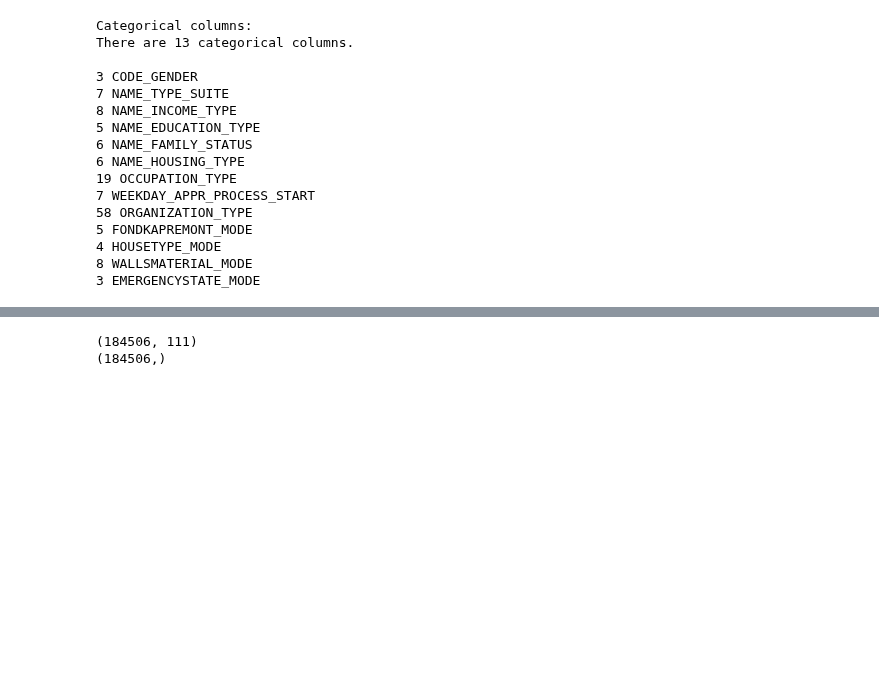
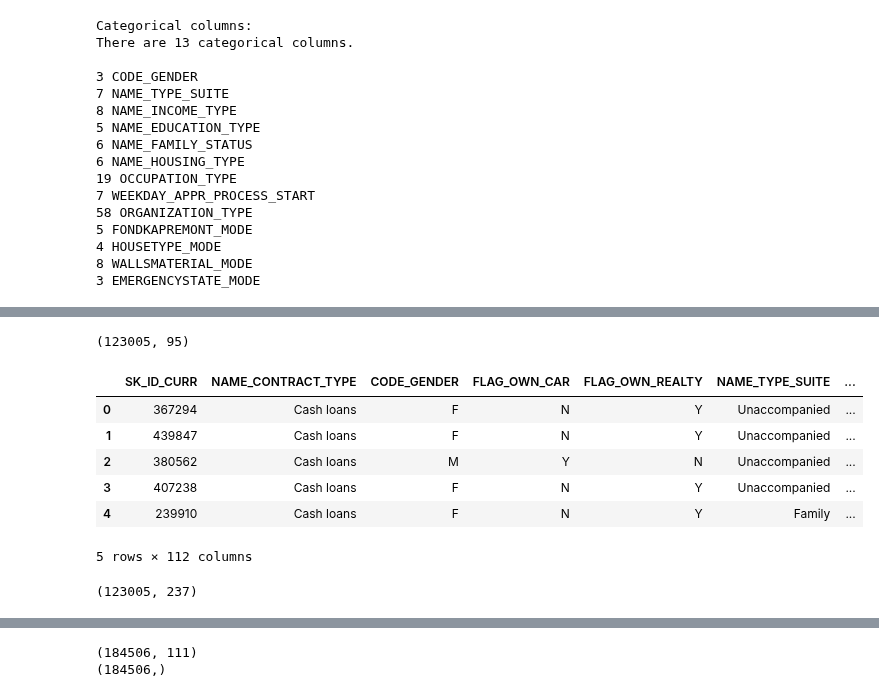
Before and after one commit to DhruvAwasthi/AI511_HOMELOAN_2022, a Jupyter notebook: notebooks/2022_10_25_iter_4_exploratory_data_analysis.ipynb, the cells around one changed output, grey strips where cells are left out. Saved outputs shown, nothing was run; the diff lists cells and outputs as text; code cells hidden in the pictures; blank space fills up the shorter version.

```diff
--- a/notebooks/2022_10_25_iter_4_exploratory_data_analysis.ipynb
+++ b/notebooks/2022_10_25_iter_4_exploratory_data_analysis.ipynb
@@ -471,0 +598,6 @@ There are 13 categorical columns.
+# %%
+numerical_columns = list(test.select_dtypes(exclude=["object"]).columns)
+categorical_columns = list(test.select_dtypes(include=["object"]).columns)
+# %%
+numerical_columns = numerical_columns[1:]
+numerical_columns
@@ -471,0 +622,20 @@ There are 13 categorical columns.
+# %%
+id_column = test[["SK_ID_CURR"]]
+to_scale = test[numerical_columns]
+# %%
+to_scale.shape
+# %% [output]
+(123005, 95)
+# %%
+scaled = scaler.transform(to_scale)
+scaled_df = pd.DataFrame(scaled, columns=to_scale.columns)
+test_df = pd.concat([id_column, test[categorical_columns], scaled_df], axis=1)
+test_df.head()
+# %% [output]
+|  | SK_ID_CURR | NAME_CONTRACT_TYPE | CODE_GENDER | FLAG_OWN_CAR | FLAG_OWN_REALTY | NAME_TYPE_SUITE | ... |
+| 0 | 367294 | Cash loans | F | N | Y | Unaccompanied | ... |
+| 1 | 439847 | Cash loans | F | N | Y | Unaccompanied | ... |
+| 2 | 380562 | Cash loans | M | Y | N | Unaccompanied | ... |
+| 3 | 407238 | Cash loans | F | N | Y | Unaccompanied | ... |
+| 4 | 239910 | Cash loans | F | N | Y | Family | ... |
+5 rows × 112 columns
@@ -471,0 +648,4 @@ There are 13 categorical columns.
+# %%
+test_transformed.shape
+# %% [output]
+(123005, 237)
```
Also changed, not shown: parts of 31 cells of this notebook.
